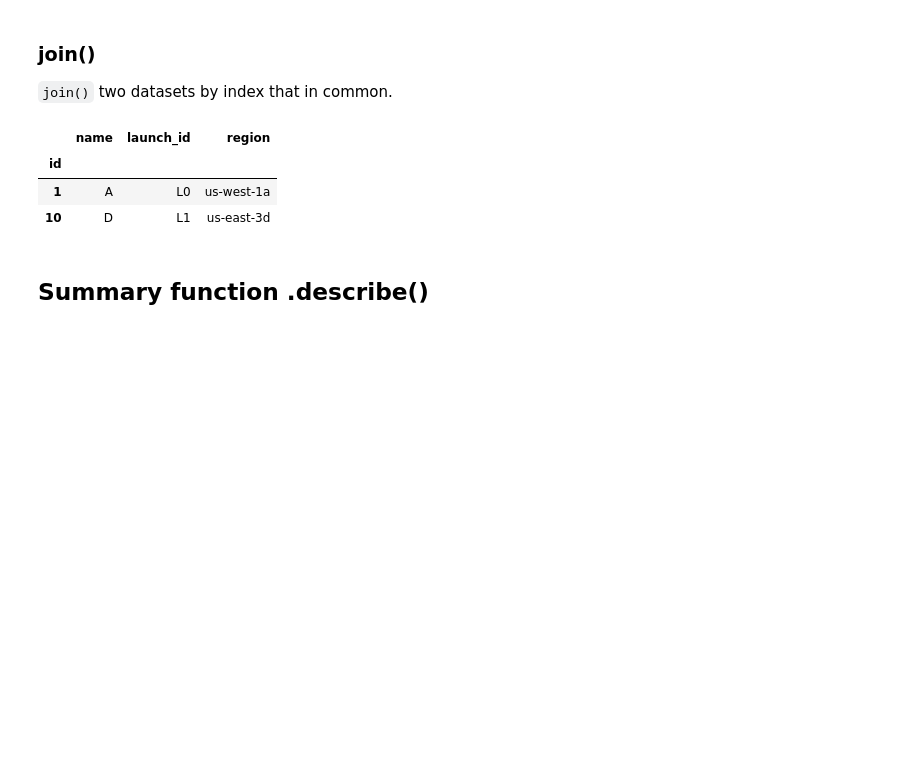
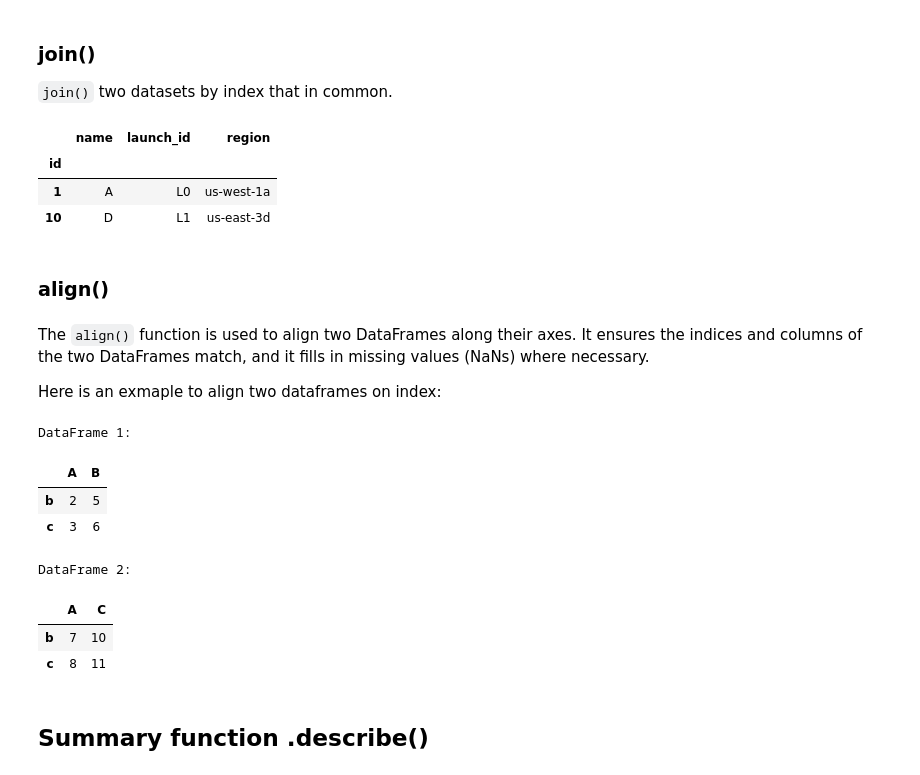
Before and after one commit to andersonliu/learn_ai, a Jupyter notebook: notebooks/pandas/pandas.ipynb, the cells around one changed output. Saved outputs shown, nothing was run; the diff lists cells and outputs as text; code cells hidden in the pictures; blank space fills up the shorter version.

```diff
--- a/notebooks/pandas.ipynb
+++ b/notebooks/pandas/pandas.ipynb
@@ -505,6 +511,36 @@ df1.join(df2,
 | id |  |  |  |
 | 1 | A | L0 | us-west-1a |
 | 10 | D | L1 | us-east-3d |
+# %% [markdown]
+### align()
+# %% [markdown]
+The `align()` function is used to align two DataFrames along their axes.
+It ensures the indices and columns of the two DataFrames match, and it fills in missing values (NaNs) where necessary.
+
+Here is an exmaple to align two dataframes on index:
+# %%
+# Create two sample DataFrames
+df1 = pd.DataFrame({'A': [1, 2, 3], 'B': [4, 5, 6]}, index=['a', 'b', 'c'])
+df2 = pd.DataFrame({'A': [7, 8, 9], 'C': [10, 11, 12]}, index=['b', 'c', 'd'])
+
+# Align the DataFrames
+one, two = df1.align(df2, axis=0, join='inner')
+
+# Display the aligned DataFrames
+print("DataFrame 1:")
+display(one)
+
+print("\nDataFrame 2:")
+display(two)
+# %% [output]
+DataFrame 1:
+|  | A | B |
+| b | 2 | 5 |
+| c | 3 | 6 |
+DataFrame 2:
+|  | A | C |
+| b | 7 | 10 |
+| c | 8 | 11 |
 # %% [markdown]
 ## Summary function .describe()
 # %% [markdown]
```
Also changed, not shown: parts of 3 cells of this notebook, 7 other files.
